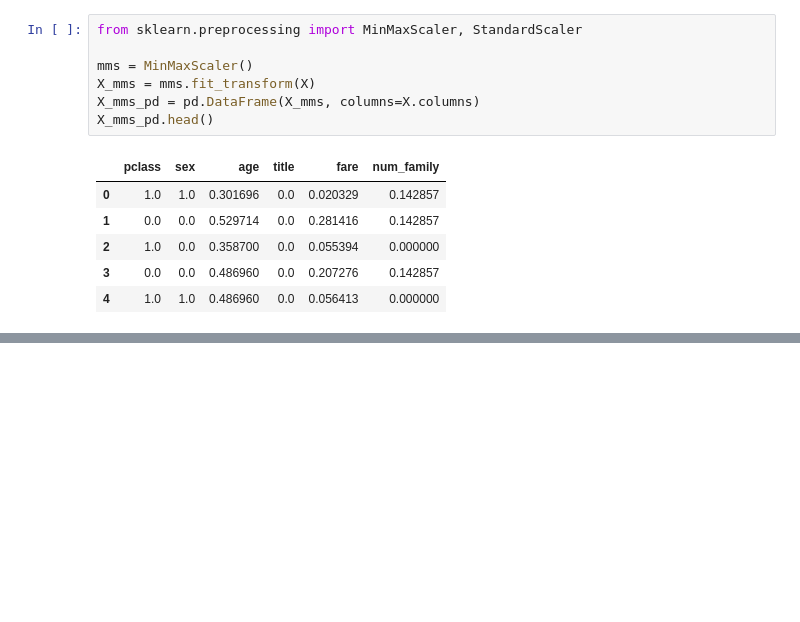
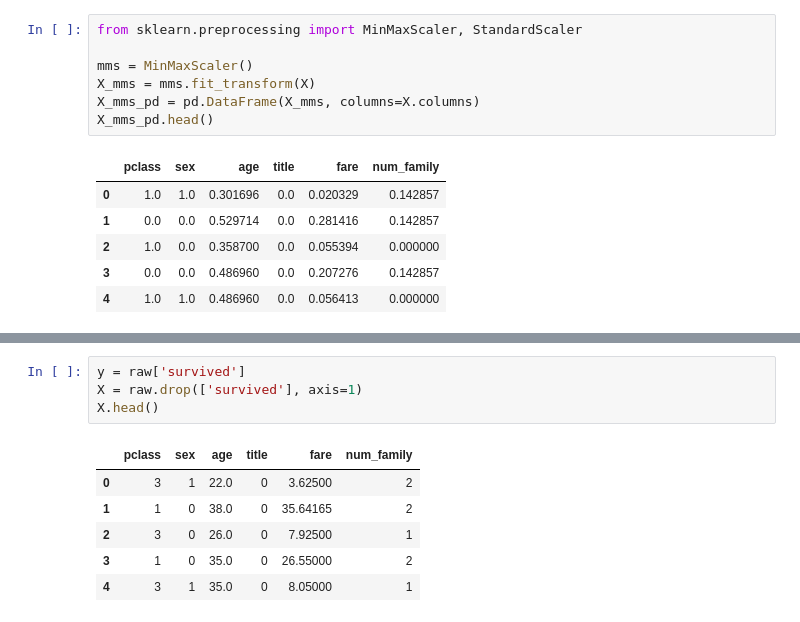
Before and after one commit to kdecsrsk555/BigData, a Jupyter notebook: Big_data_week_13_2.ipynb, the cells around one changed output, grey strips where cells are left out. Cells and saved outputs as stored; diff of their text form; blank space fills up the shorter version.

```diff
--- a/Big_data_week_13_2.ipynb
+++ b/Big_data_week_13_2.ipynb
@@ -322,0 +345,11 @@ X_mms_pd.head()
+# %%
+y = raw['survived']
+X = raw.drop(['survived'], axis=1)
+X.head()
+# %% [output]
+|  | pclass | sex | age | title | fare | num_family |
+| 0 | 3 | 1 | 22.0 | 0 | 3.62500 | 2 |
+| 1 | 1 | 0 | 38.0 | 0 | 35.64165 | 2 |
+| 2 | 3 | 0 | 26.0 | 0 | 7.92500 | 1 |
+| 3 | 1 | 0 | 35.0 | 0 | 26.55000 | 2 |
+| 4 | 3 | 1 | 35.0 | 0 | 8.05000 | 1 |
```
Also changed, not shown: parts of 8 cells of this notebook.
